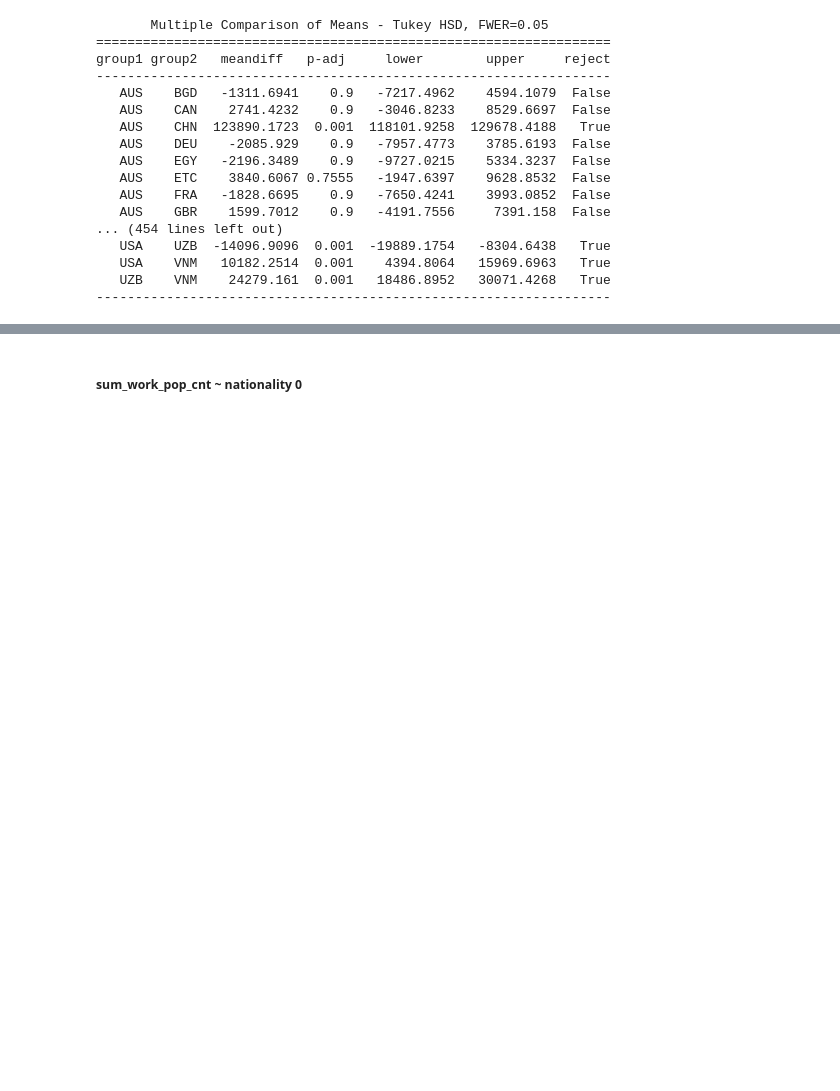
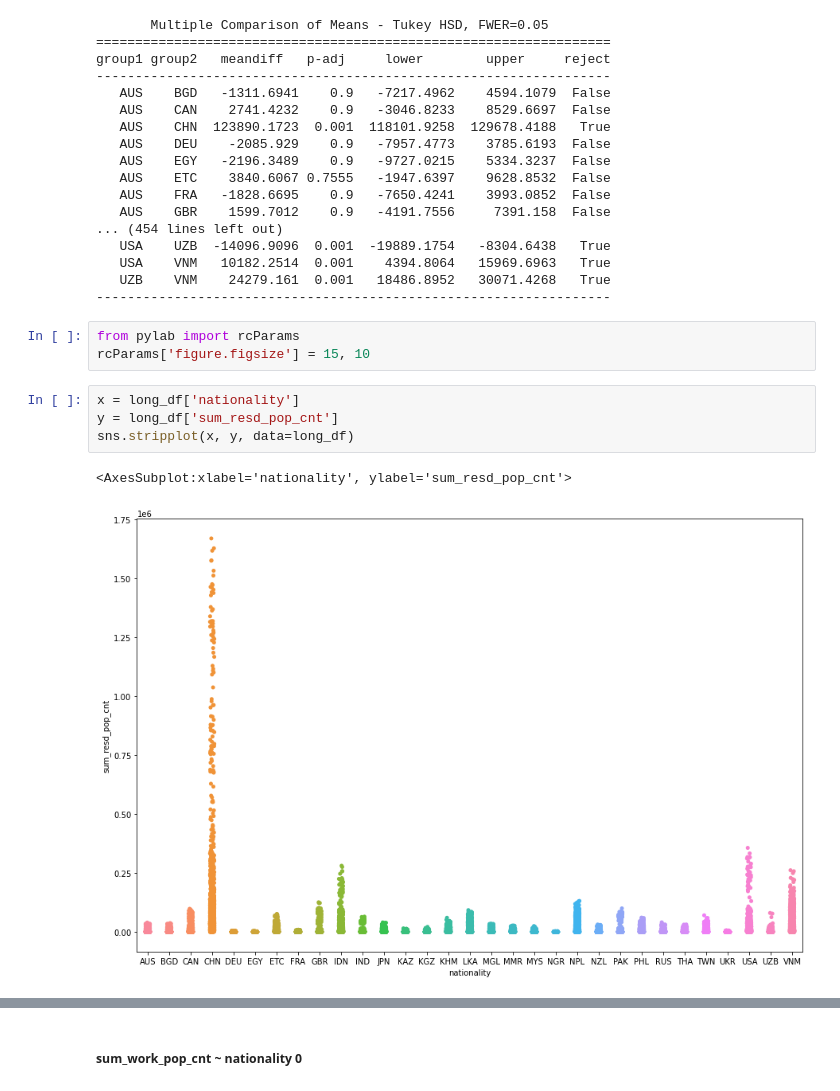
Before and after one commit to JISU1012/BigContest_2021, a Jupyter notebook: 분산분석.ipynb, the cells around one changed output, grey strips where cells are left out. Saved outputs shown, nothing was run; the diff lists cells and outputs as text; blank space fills up the shorter version.

```diff
--- a/분산분석.ipynb
+++ b/분산분석.ipynb
@@ -64,3 +67,13 @@ group1 group2   meandiff   p-adj     lower        upper     reject
    USA    VNM   10182.2514  0.001    4394.8064   15969.6963   True
    UZB    VNM    24279.161  0.001   18486.8952   30071.4268   True
 ------------------------------------------------------------------
+# %%
+from pylab import rcParams
+rcParams['figure.figsize'] = 15, 10
+# %%
+x = long_df['nationality']
+y = long_df['sum_resd_pop_cnt']
+sns.stripplot(x, y, data=long_df)
+# %% [output]
+<AxesSubplot:xlabel='nationality', ylabel='sum_resd_pop_cnt'>
+[figure, added]
```
Also changed, not shown: parts of 36 cells of this notebook.
